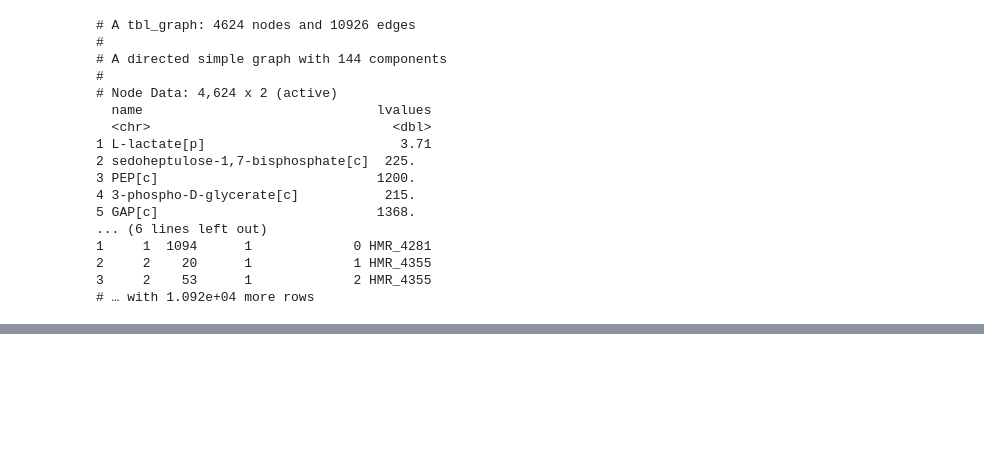
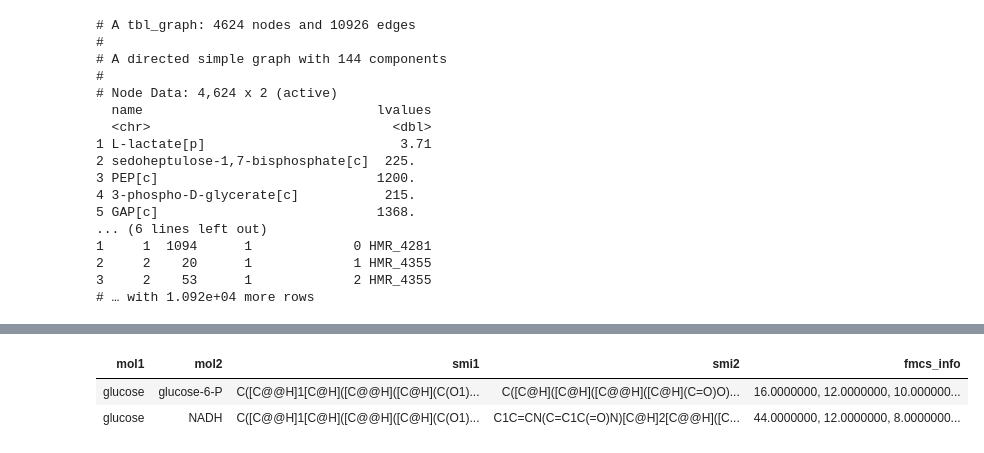
Before and after one commit to alperyilmaz/binder-chemminer, a Jupyter notebook: index.ipynb, the cells around one changed output, grey strips where cells are left out. Drawn from its saved outputs; the diff is of its cells as text; code cells hidden in the pictures; blank space fills up the shorter version.

```diff
--- a/index.ipynb
+++ b/index.ipynb
@@ -62,0 +112,9 @@ human_ma
+# %%
+fmcs_test_rev <- compare_mol %>%
+  mutate(fmcs_info = map2(smi1,smi2,~ smiles2fmcs(.y,.x)))
+
+fmcs_test_rev
+# %% [output]
+| mol1 | mol2 | smi1 | smi2 | fmcs_info |
+| glucose | glucose-6-P | C([C@@H]1[C@H]([C@@H]([C@H](C(O1)... | C([C@H]([C@H]([C@@H]([C@H](C=O)O)... | 16.0000000, 12.0000000, 10.000000... |
+| glucose | NADH | C([C@@H]1[C@H]([C@@H]([C@H](C(O1)... | C1C=CN(C=C1C(=O)N)[C@H]2[C@@H]([C... | 44.0000000, 12.0000000, 8.0000000... |
```
Also changed, not shown: parts of 12 cells of this notebook, 2 other files.
